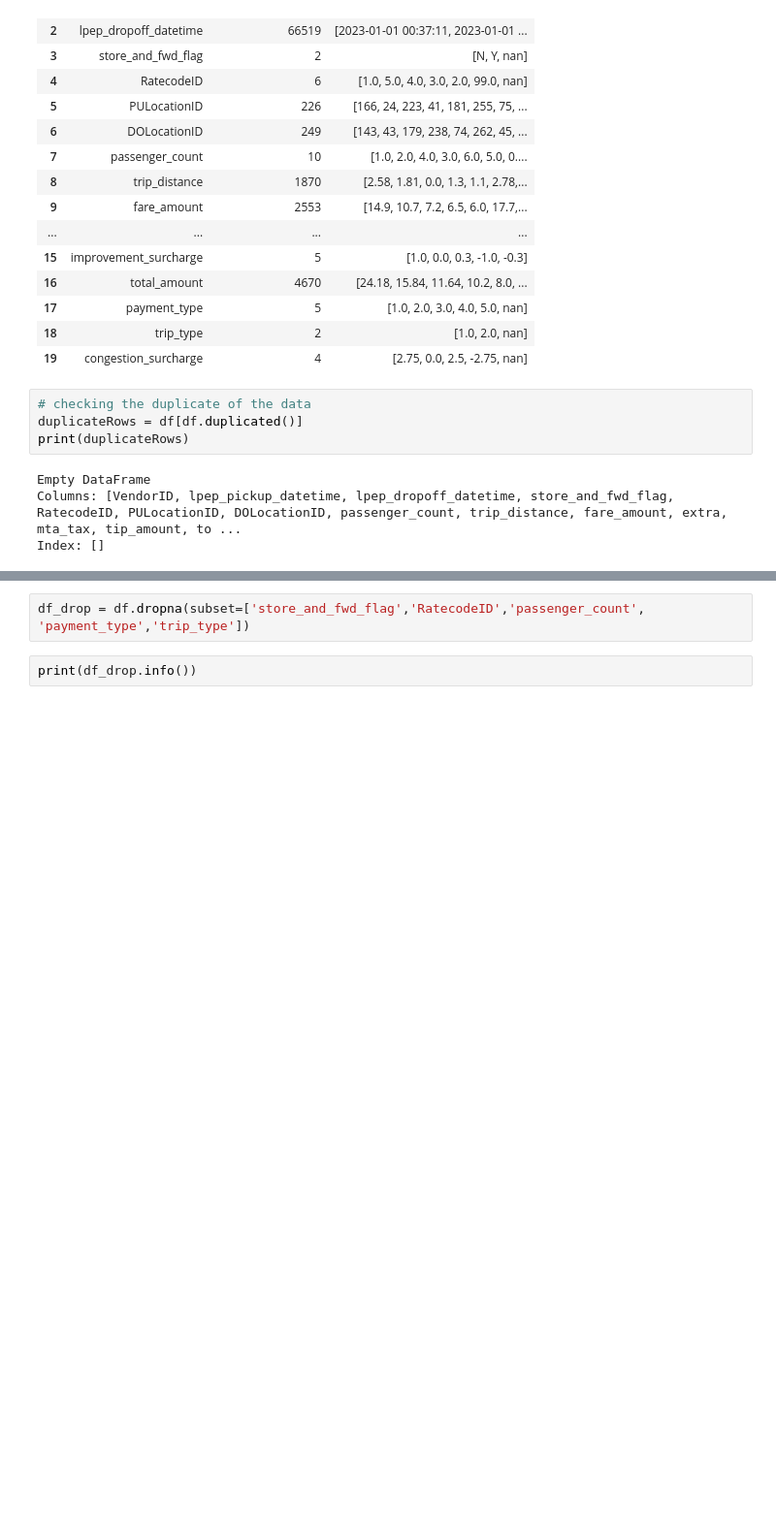
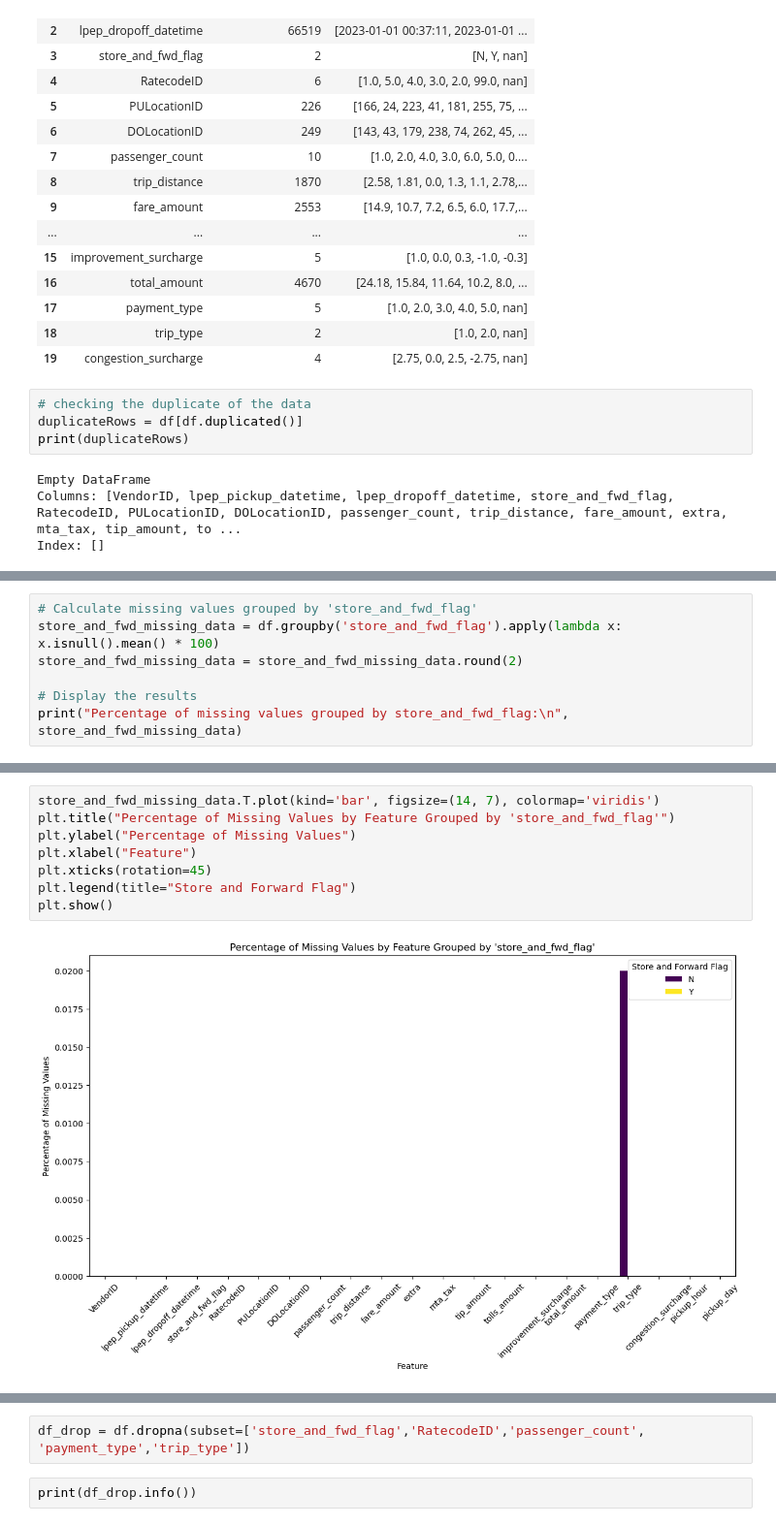
Before and after one commit to tdarum/NewYorkFleet, a Jupyter notebook: Capstone2Theresia-NYTaxi.ipynb, the cells around one changed output, grey strips where cells are left out. Shown at 97% size. Saved outputs shown, nothing was run; the diff lists cells and outputs as text; blank space fills up the shorter version.

```diff
--- a/Capstone2Theresia-NYTaxi.ipynb
+++ b/Capstone2Theresia-NYTaxi.ipynb
@@ -262,0 +418,7 @@ None
+# %%
+# Calculate missing values grouped by 'store_and_fwd_flag'
+store_and_fwd_missing_data = df.groupby('store_and_fwd_flag').apply(lambda x: x.isnull().mean() * 100)
+store_and_fwd_missing_data = store_and_fwd_missing_data.round(2)
+
+# Display the results
+print("Percentage of missing values grouped by store_and_fwd_flag:\n", store_and_fwd_missing_data)
@@ -262,0 +443,10 @@ None
+# %%
+store_and_fwd_missing_data.T.plot(kind='bar', figsize=(14, 7), colormap='viridis')
+plt.title("Percentage of Missing Values by Feature Grouped by 'store_and_fwd_flag'")
+plt.ylabel("Percentage of Missing Values")
+plt.xlabel("Feature")
+plt.xticks(rotation=45)
+plt.legend(title="Store and Forward Flag")
+plt.show()
+# %% [output]
+[figure, added]
```
Also changed, not shown: parts of 31 cells of this notebook.
